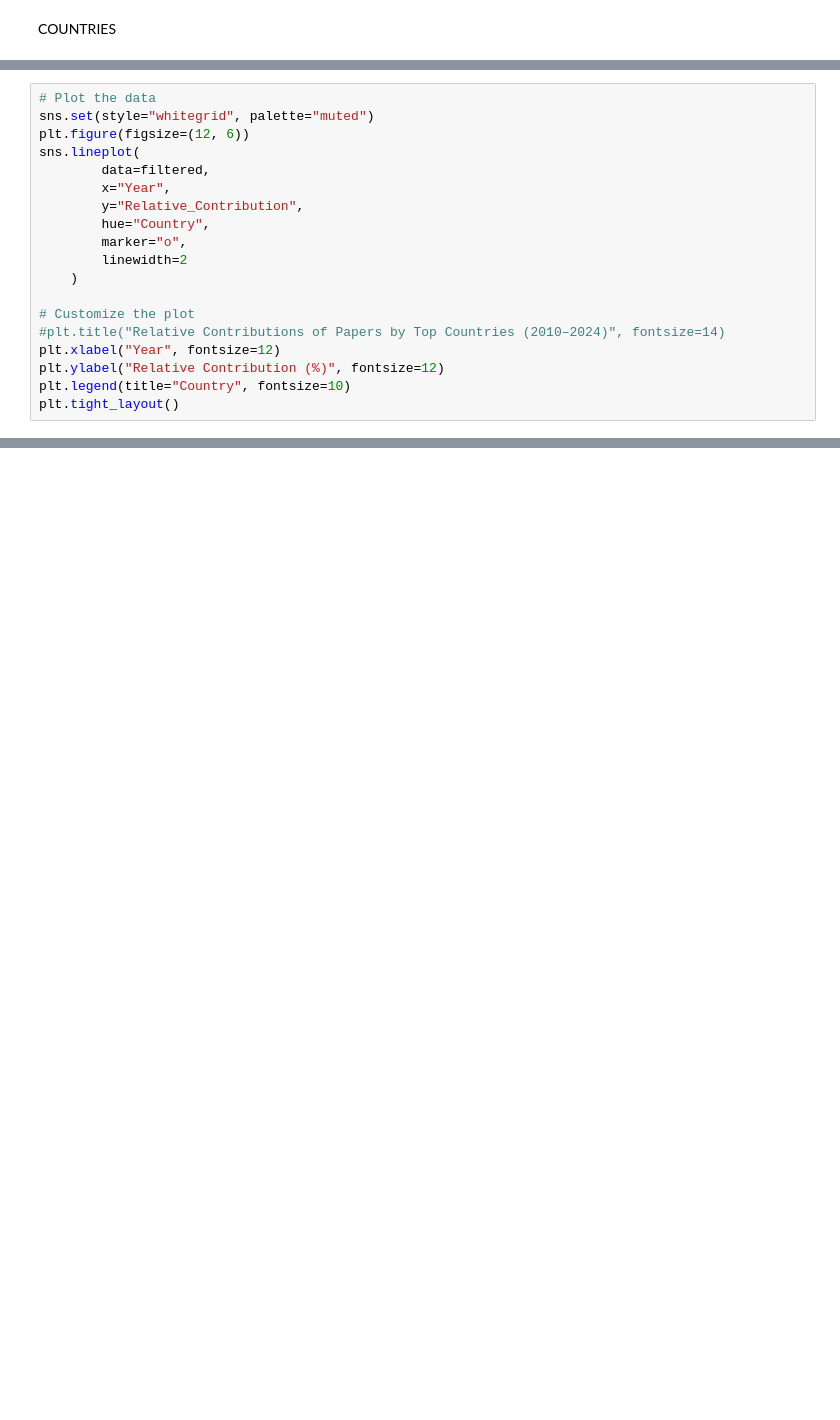
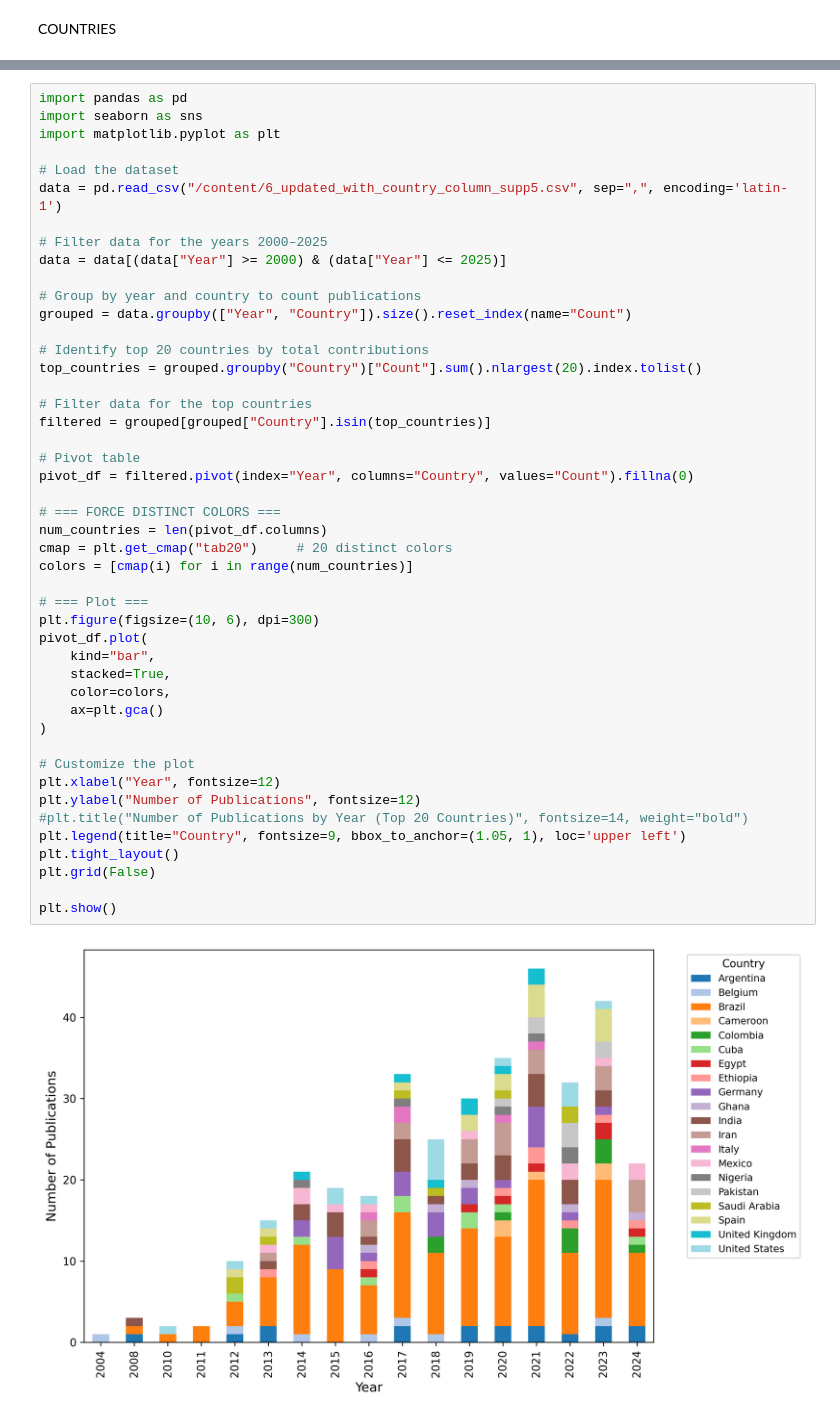
Before and after one commit to karama01/SYSTEMATIC-REVIEW-REPOSITORY, a Jupyter notebook: Bibliometrics_analysis Notebook 5.ipynb, the cells around one changed output, grey strips where cells are left out. Saved outputs shown, nothing was run; the diff lists cells and outputs as text; blank space fills up the shorter version.

```diff
--- a/Bibliometrics_analysis Notebook 5.ipynb
+++ b/Bibliometrics_analysis Notebook 5.ipynb
@@ -253,19 +375,0 @@ filtered["Relative_Contribution"] = (filtered["Count"] / filtered["Yearly_Total"
-# %%
-# Plot the data
-sns.set(style="whitegrid", palette="muted")
-plt.figure(figsize=(12, 6))
-sns.lineplot(
-        data=filtered,
-        x="Year",
-        y="Relative_Contribution",
-        hue="Country",
-        marker="o",
-        linewidth=2
-    )
-
-# Customize the plot
-#plt.title("Relative Contributions of Papers by Top Countries (2010–2024)", fontsize=14)
-plt.xlabel("Year", fontsize=12)
-plt.ylabel("Relative Contribution (%)", fontsize=12)
-plt.legend(title="Country", fontsize=10)
-plt.tight_layout()
@@ -273,0 +376,48 @@ plt.tight_layout()
+# %%
+import pandas as pd
+import seaborn as sns
+import matplotlib.pyplot as plt
+
+# Load the dataset
+data = pd.read_csv("/content/6_updated_with_country_column_supp5.csv", sep=",", encoding='latin-1')
+
+# Filter data for the years 2000–2025
+data = data[(data["Year"] >= 2000) & (data["Year"] <= 2025)]
+
+# Group by year and country to count publications
+grouped = data.groupby(["Year", "Country"]).size().reset_index(name="Count")
+
+# Identify top 20 countries by total contributions
+top_countries = grouped.groupby("Country")["Count"].sum().nlargest(20).index.tolist()
+
+# Filter data for the top countries
+filtered = grouped[grouped["Country"].isin(top_countries)]
+
+# Pivot table
+pivot_df = filtered.pivot(index="Year", columns="Country", values="Count").fillna(0)
+
+# === FORCE DISTINCT COLORS ===
+num_countries = len(pivot_df.columns)
+cmap = plt.get_cmap("tab20")     # 20 distinct colors
+colors = [cmap(i) for i in range(num_countries)]
+
+# === Plot ===
+plt.figure(figsize=(10, 6), dpi=300)
+pivot_df.plot(
+    kind="bar",
+    stacked=True,
+    color=colors,
+    ax=plt.gca()
+)
+
+# Customize the plot
+plt.xlabel("Year", fontsize=12)
+plt.ylabel("Number of Publications", fontsize=12)
+#plt.title("Number of Publications by Year (Top 20 Countries)", fontsize=14, weight="bold")
+plt.legend(title="Country", fontsize=9, bbox_to_anchor=(1.05, 1), loc='upper left')
+plt.tight_layout()
+plt.grid(False)
+
+plt.show()
+# %% [output]
+[figure, added]
```
Also changed, not shown: parts of 33 cells of this notebook, 5 other files.
